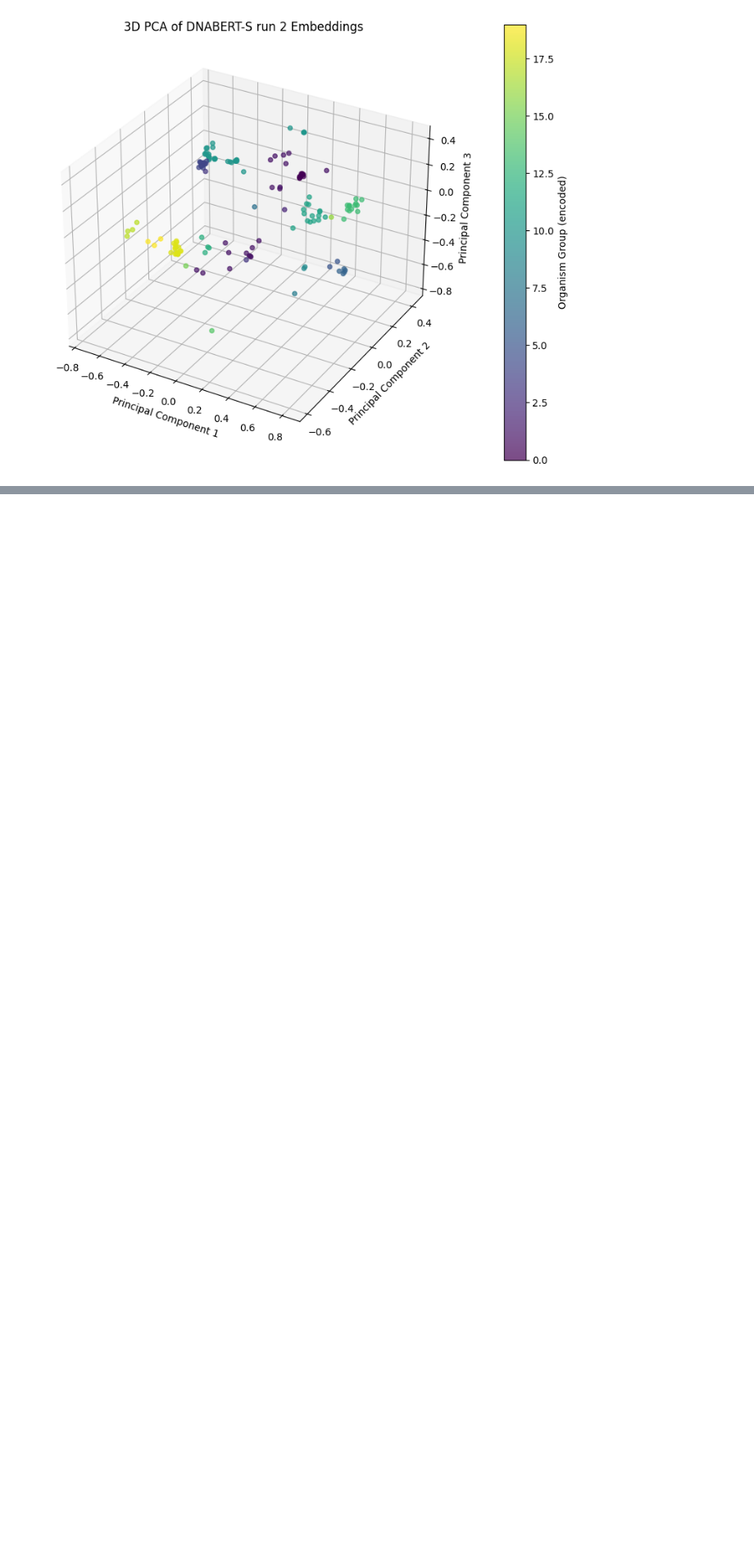
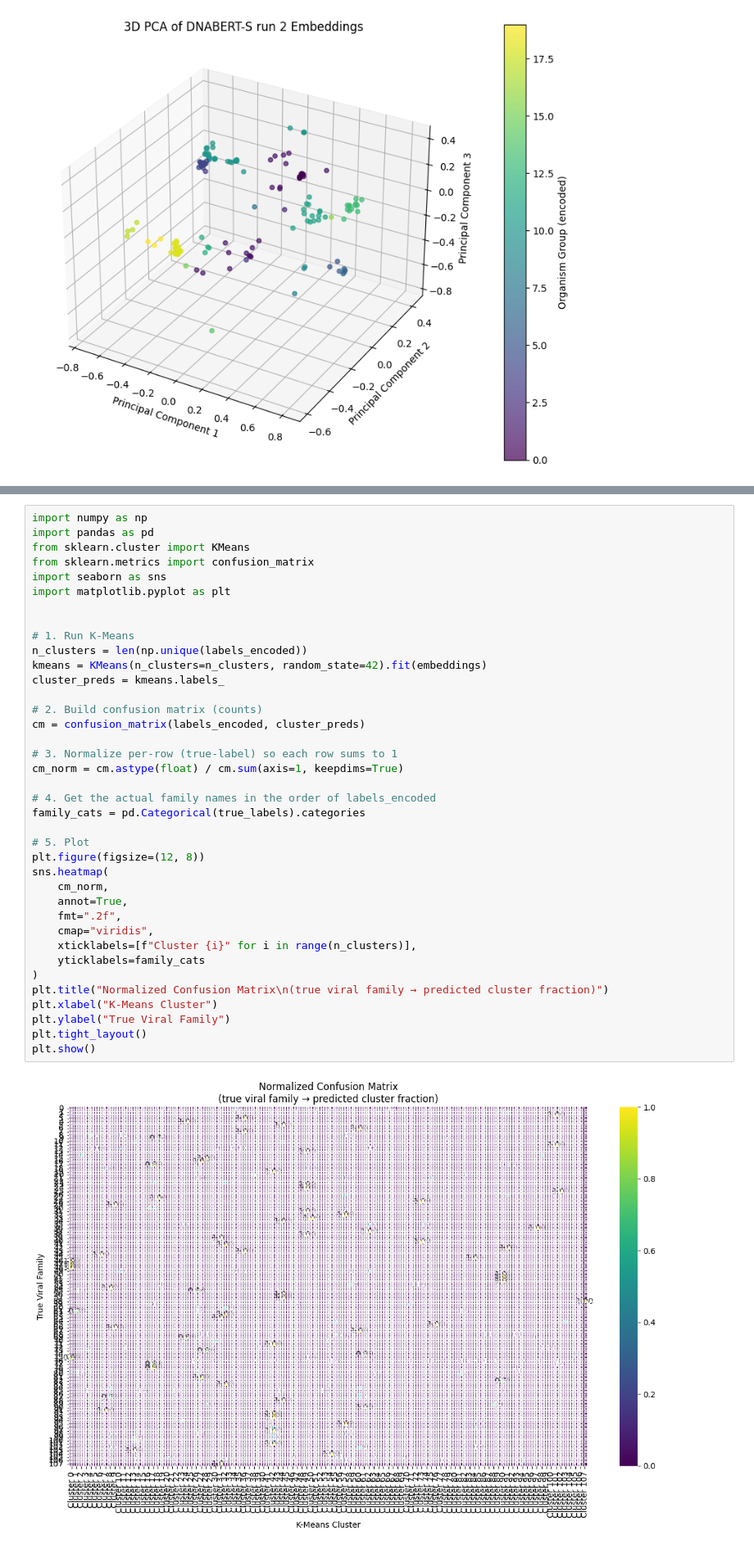
Before and after one commit to HersheyHarish/NCBI_Genbank_Genome_Retrieval, a Jupyter notebook: Datasets/embed_inf_and_clustering.ipynb, the cells around one changed output, grey strips where cells are left out. Shown at 82% size. Drawn from its saved outputs; the diff is of its cells as text; blank space fills up the shorter version.

```diff
--- a/Datasets/embed_inf_and_clustering.ipynb
+++ b/Datasets/embed_inf_and_clustering.ipynb
@@ -216,0 +436,40 @@ plt.show()
+# %%
+import numpy as np
+import pandas as pd
+from sklearn.cluster import KMeans
+from sklearn.metrics import confusion_matrix
+import seaborn as sns
+import matplotlib.pyplot as plt
+
+
+# 1. Run K-Means
+n_clusters = len(np.unique(labels_encoded))
+kmeans = KMeans(n_clusters=n_clusters, random_state=42).fit(embeddings)
+cluster_preds = kmeans.labels_
+
+# 2. Build confusion matrix (counts)
+cm = confusion_matrix(labels_encoded, cluster_preds)
+
+# 3. Normalize per-row (true-label) so each row sums to 1
+cm_norm = cm.astype(float) / cm.sum(axis=1, keepdims=True)
+
+# 4. Get the actual family names in the order of labels_encoded
+family_cats = pd.Categorical(true_labels).categories
+
+# 5. Plot
+plt.figure(figsize=(12, 8))
+sns.heatmap(
+    cm_norm,
+    annot=True,
+    fmt=".2f",
+    cmap="viridis",
+    xticklabels=[f"Cluster {i}" for i in range(n_clusters)],
+    yticklabels=family_cats
+)
+plt.title("Normalized Confusion Matrix\n(true viral family → predicted cluster fraction)")
+plt.xlabel("K-Means Cluster")
+plt.ylabel("True Viral Family")
+plt.tight_layout()
+plt.show()
+# %% [output]
+[figure, added]
```
Also changed, not shown: parts of 22 cells of this notebook, 3 other files.
